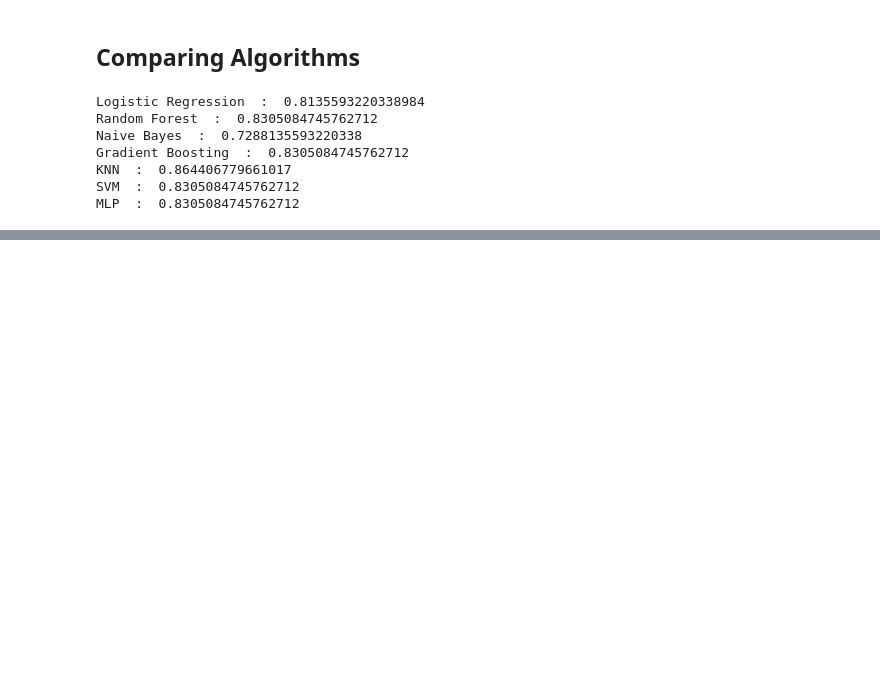
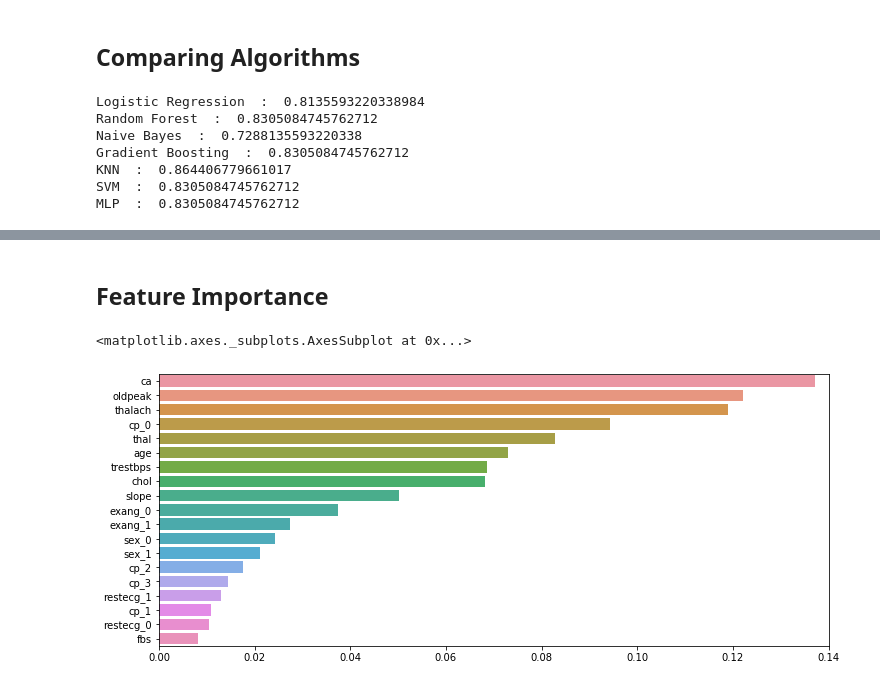
Before and after one commit to prerit2010/heartDiseasePrediction, a Jupyter notebook: model.ipynb, the cells around one changed output, grey strips where cells are left out. Cells and saved outputs as stored; diff of their text form; code cells hidden in the pictures; blank space fills up the shorter version.

Commit message:
feature importance

```diff
--- a/model.ipynb
+++ b/model.ipynb
@@ -360,0 +357,16 @@ sns.barplot(y=models, x=scores)
+# %% [markdown]
+## Feature Importance
+# %%
+clf = RandomForestClassifier(n_estimators=108)
+clf.fit(X_train, y_train)
+plt.figure(figsize=(12,5))
+plt.xlim(0.0, 0.14)
+d = {}
+for i in range(19):
+    d[X_train.columns[i]] = clf.feature_importances_[i]
+import operator
+sorted_d = dict(sorted(d.items(), key=operator.itemgetter(1),reverse=True))
+sns.barplot(x=list(sorted_d.values()), y=list(sorted_d.keys()))
+# %% [output]
+<matplotlib.axes._subplots.AxesSubplot at 0x...>
+[figure, added]
```
Also changed, not shown: parts of 10 cells of this notebook.
